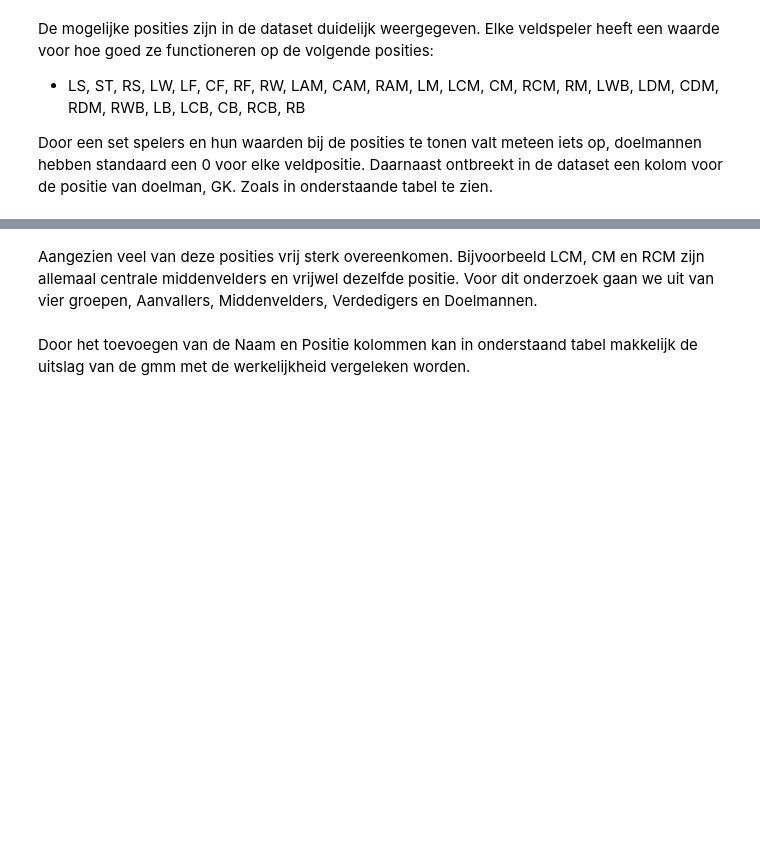
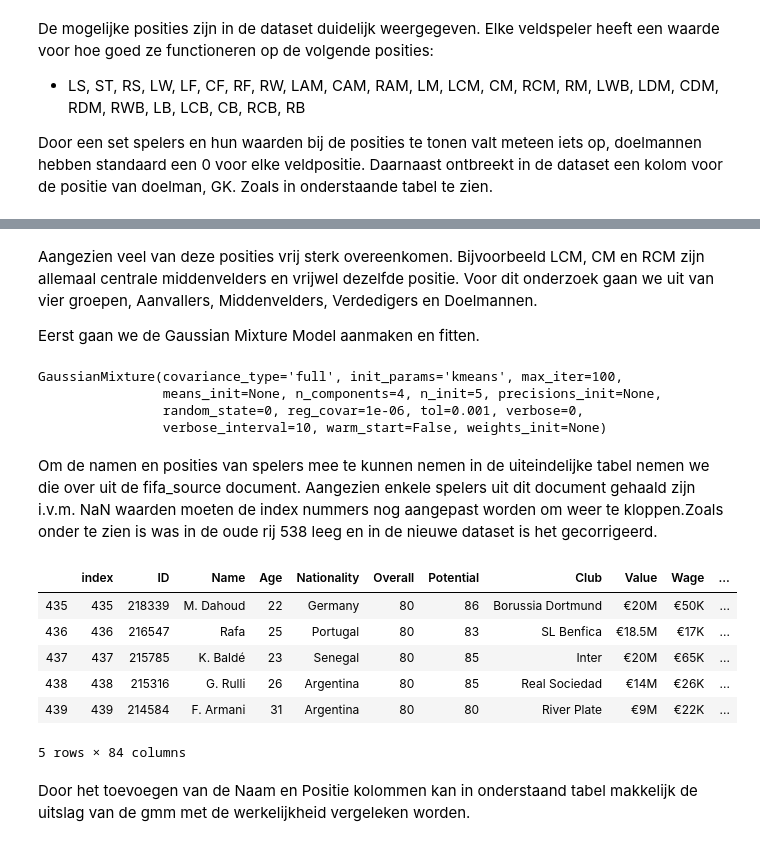
Before and after one commit to Redouanelh/casusopdracht, a Jupyter notebook: fifa19/casusopdracht_onderzoeksvragen.ipynb, the cells around one changed output, grey strips where cells are left out. Saved outputs shown, nothing was run; the diff lists cells and outputs as text; code cells hidden in the pictures; blank space fills up the shorter version.

```diff
--- a/fifa19/casusopdracht_onderzoeksvragen.ipynb
+++ b/fifa19/casusopdracht_onderzoeksvragen.ipynb
@@ -414,4 +708,12 @@ fifa_source.head(10)[{'Name', 'LS', 'ST', 'RS', 'LW', 'LF', 'CF', 'RF', 'RW', 'L
 # %% [markdown]
 Aangezien veel van deze posities vrij sterk overeenkomen. Bijvoorbeeld LCM, CM en RCM zijn allemaal centrale middenvelders en vrijwel dezelfde positie. Voor dit onderzoek gaan we uit van vier groepen, Aanvallers, Middenvelders, Verdedigers en Doelmannen.
+
+Eerst gaan we de Gaussian Mixture Model aanmaken en fitten.
 # %%
 gmm = GaussianMixture(n_components=4, covariance_type='full', n_init=5, random_state=0).fit(ds_vraag2)
+gmm
+# %% [output]
+GaussianMixture(covariance_type='full', init_params='kmeans', max_iter=100,
+                means_init=None, n_components=4, n_init=5, precisions_init=None,
+                random_state=0, reg_covar=1e-06, tol=0.001, verbose=0,
+                verbose_interval=10, warm_start=False, weights_init=None)
@@ -420,3 +720,16 @@ gmm.fit(ds_vraag2)
+# %% [markdown]
+Om de namen en posities van spelers mee te kunnen nemen in de uiteindelijke tabel nemen we die over uit de fifa_source document. Aangezien enkele spelers uit dit document gehaald zijn i.v.m. NaN waarden moeten de index nummers nog aangepast worden om weer te kloppen.Zoals onder te zien is was in de oude rij 538 leeg en in de nieuwe dataset is het gecorrigeerd.
+# %%
+fifa_source_reset_index = fifa_source.reset_index()
+fifa_source_reset_index[435:440]
+# %% [output]
+|  | index | ID | Name | Age | Nationality | Overall | Potential | Club | Value | Wage | ... |
+| 435 | 435 | 218339 | M. Dahoud | 22 | Germany | 80 | 86 | Borussia Dortmund | €20M | €50K | ... |
+| 436 | 436 | 216547 | Rafa | 25 | Portugal | 80 | 83 | SL Benfica | €18.5M | €17K | ... |
+| 437 | 437 | 215785 | K. Baldé | 23 | Senegal | 80 | 85 | Inter | €20M | €65K | ... |
+| 438 | 438 | 215316 | G. Rulli | 26 | Argentina | 80 | 85 | Real Sociedad | €14M | €26K | ... |
+| 439 | 439 | 214584 | F. Armani | 31 | Argentina | 80 | 80 | River Plate | €9M | €22K | ... |
+5 rows × 84 columns
 # %% [markdown]
 Door het toevoegen van de Naam en Positie kolommen kan in onderstaand tabel makkelijk de uitslag van de gmm met de werkelijkheid vergeleken worden.
 # %%
```
Also changed, not shown: parts of 48 cells of this notebook.
